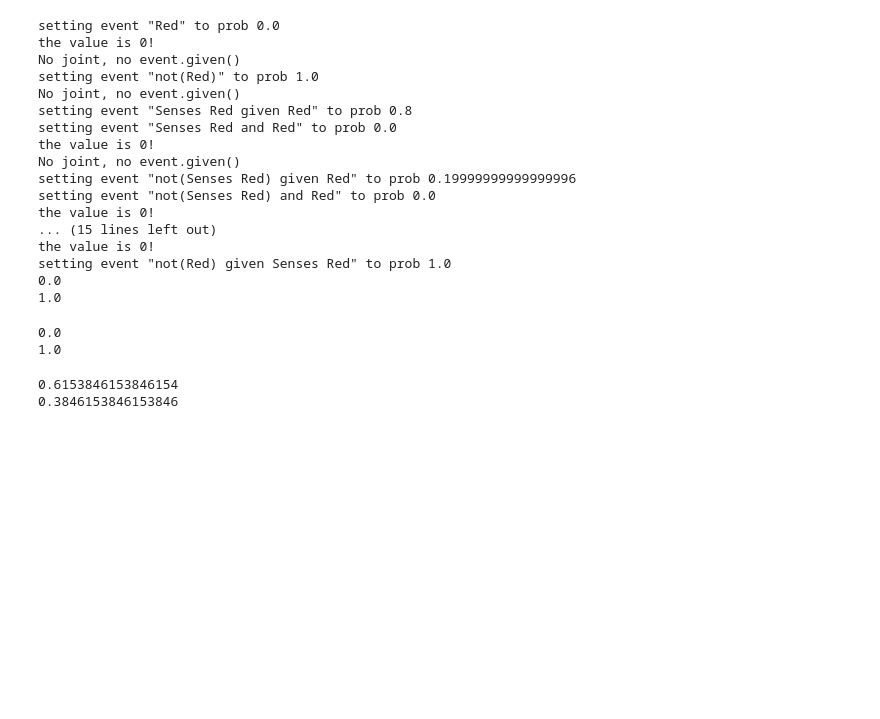
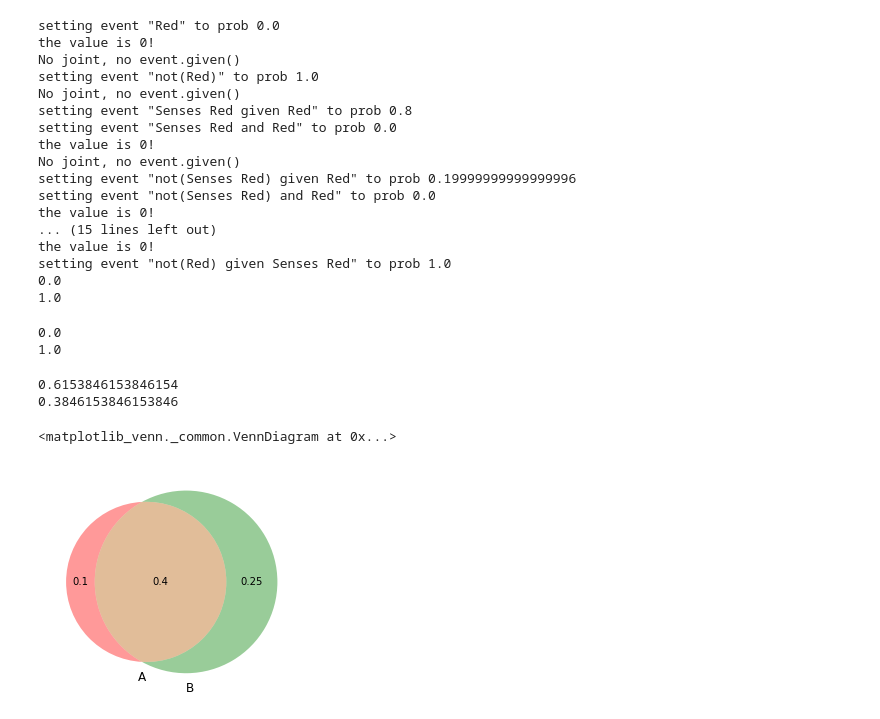
Before and after one commit to theredpea/udacity_notes, a Jupyter notebook: st101__2_Probability__10_Bayes Rule.ipynb, the cells around one changed output. Cells and saved outputs as stored; diff of their text form; code cells hidden in the pictures; blank space fills up the shorter version.

```diff
--- a/st101__2_Probability__10_Bayes Rule.ipynb
+++ b/st101__2_Probability__10_Bayes Rule.ipynb
@@ -409,9 +409,12 @@ class Probability(dict):
         # #Round it otherwise  the labels look bad:
         # subsets = list(round(_, 4) for _ in subsets)
         # venn2(subsets=subsets)
-        #TODO: I think this entire Probability class may only work if there are 2 distinct events (each of which comes with its "not Event happens" equiva)
+        #TODO: I think this entire Probability class may only work if there are 2 distinct events (each of which comes with its "not Event happens" equivalent; so 4 things total)
+        #And manipulating the size of those 3 spaces, the 3 subsets, as far as the venn diagram is concerned
+        #But 4 spaces, when we know the 2 circles / 3 spaces are relative to a bounding box, we can size the bounding box.
 
-        subsets =     (P(event1&~event2),  P(~event1&event2),  P(event1&event2))
+        from matplotlib_venn import venn3, venn2
+        subsets =     (self.get(event1&~event2),  P(~event1&event2),  P(event1&event2))
         subsets = list(round(_, round_to) for _ in subsets)
         return venn2(subsets)
 # %%
@@ -805,25 +808,28 @@ print(P[~R| TestR])
 # %%
 P = Probability()
 R = Event('Red')
 TestR = Event('Senses Red')
 #sensitivity is 0.8
 P[TestR|R] = 0.8
 #But specificity is 0.5
 P[~TestR|~R] = 0.5
 #And this is back to a uniform distribution
 #No need to use the second P[R] = P[~R]; TODO:
 #1) P should detect inconsistencies if user passes new values but there is existing value
 #Or would infer new values that contradict existing values
 # 2) ability to turn off the error checking, and just "100% push out the wrinkles" in every direction after each new value is set.
 #
 #TypeError: 'Event' object is not iterable
 
 P[R] = 0.5
 
 #And I am moving this assignment P[R] = ..., *after* the above assignments, to test that my P class can go all the directions
 #It needs to go!
 print(P[R| TestR])
 print(P[~R| TestR])
+P.venn(R, TestR)
 # %% [output]
 0.6153846153846154
 0.3846153846153846
+<matplotlib_venn._common.VennDiagram at 0x...>
+[figure, added]
```
